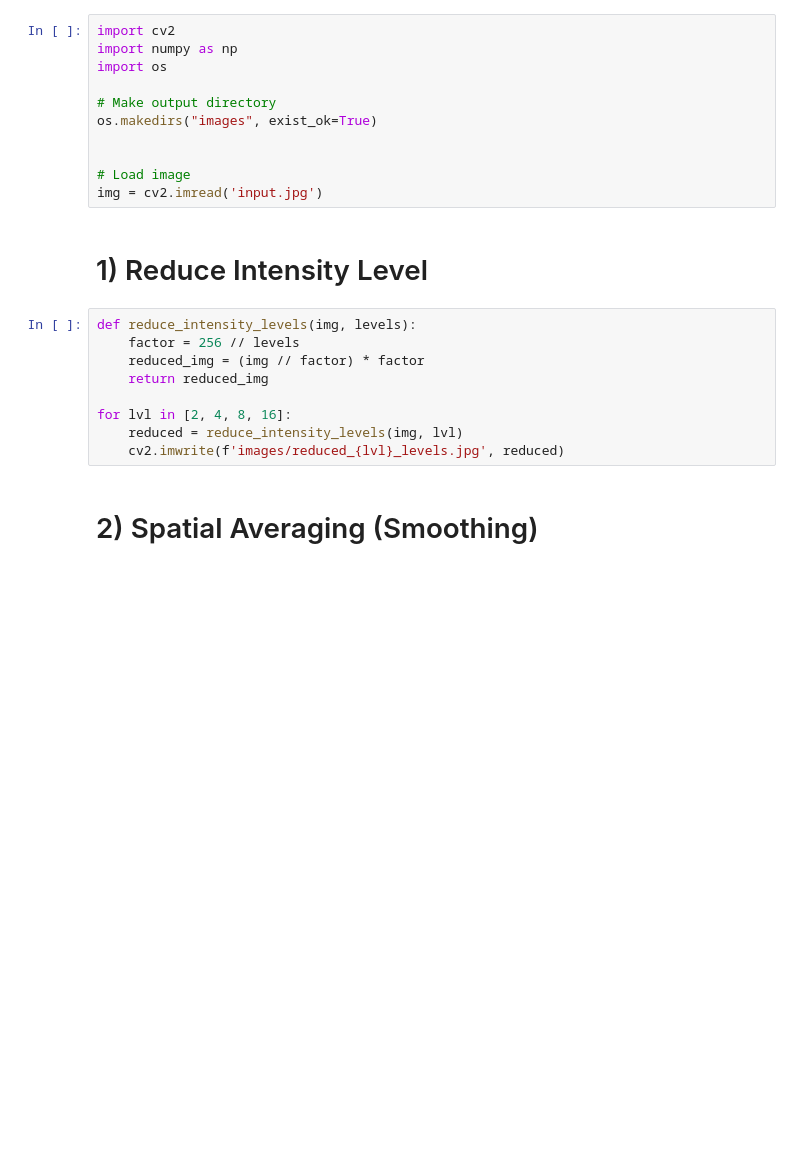
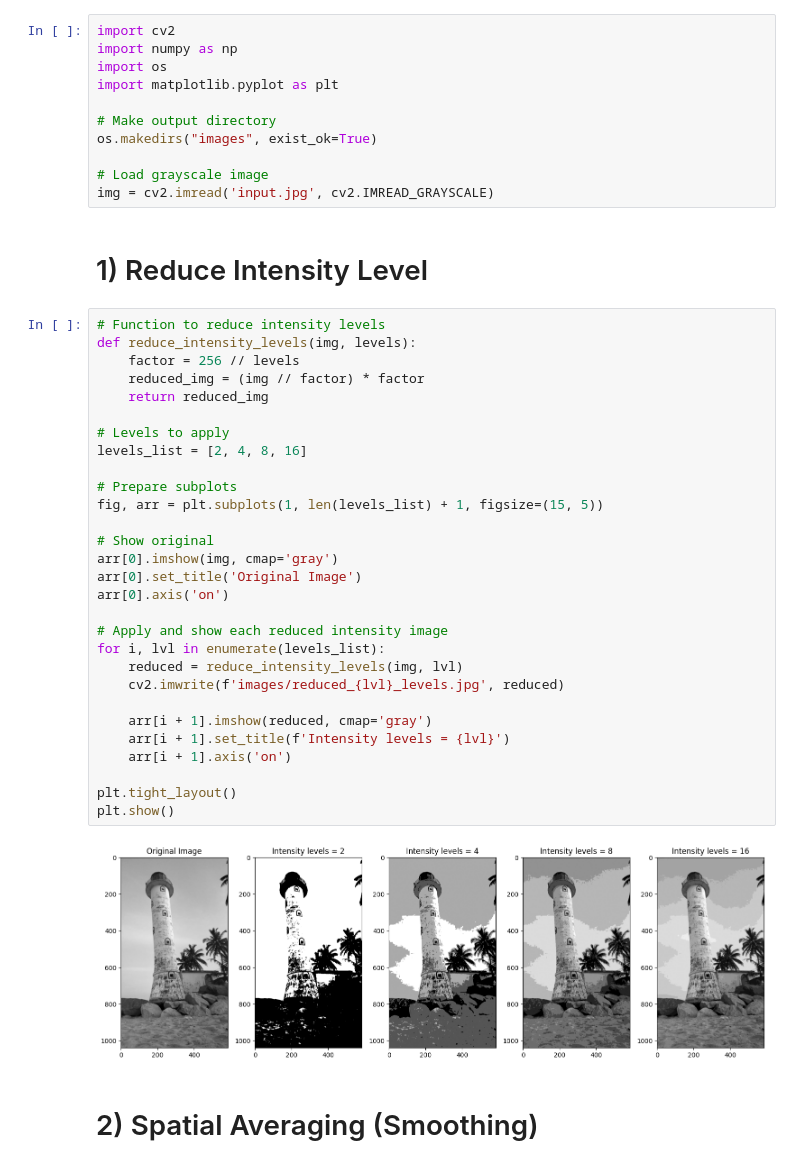
Before and after one commit to shahmi0519/Image-Processing-Assignment1, a Jupyter notebook: Assignment.ipynb, the cells around one changed output. Saved outputs shown, nothing was run; the diff lists cells and outputs as text; blank space fills up the shorter version.

```diff
--- a/Assignment.ipynb
+++ b/Assignment.ipynb
@@ -4,24 +4,46 @@
 import cv2
 import numpy as np
 import os
+import matplotlib.pyplot as plt
 
 # Make output directory
 os.makedirs("images", exist_ok=True)
 
-
-# Load image
-img = cv2.imread('input.jpg')
+# Load grayscale image
+img = cv2.imread('input.jpg', cv2.IMREAD_GRAYSCALE)
 # %% [markdown]
 # 1) Reduce Intensity Level
-# %%
-def reduce_intensity_levels(img, levels):
-    factor = 256 // levels
-    reduced_img = (img // factor) * factor
-    return reduced_img
-
-for lvl in [2, 4, 8, 16]:
-    reduced = reduce_intensity_levels(img, lvl)
-    cv2.imwrite(f'images/reduced_{lvl}_levels.jpg', reduced)
+# %%
+# Function to reduce intensity levels
+def reduce_intensity_levels(img, levels):
+    factor = 256 // levels
+    reduced_img = (img // factor) * factor
+    return reduced_img
+
+# Levels to apply
+levels_list = [2, 4, 8, 16]
+
+# Prepare subplots
+fig, arr = plt.subplots(1, len(levels_list) + 1, figsize=(15, 5))
+
+# Show original
+arr[0].imshow(img, cmap='gray')
+arr[0].set_title('Original Image')
+arr[0].axis('on')
+
+# Apply and show each reduced intensity image
+for i, lvl in enumerate(levels_list):
+    reduced = reduce_intensity_levels(img, lvl)
+    cv2.imwrite(f'images/reduced_{lvl}_levels.jpg', reduced)
+
+    arr[i + 1].imshow(reduced, cmap='gray')
+    arr[i + 1].set_title(f'Intensity levels = {lvl}')
+    arr[i + 1].axis('on')
+
+plt.tight_layout()
+plt.show()
+# %% [output]
+[figure, added]
 # %% [markdown]
 # 2) Spatial Averaging (Smoothing)
 # %%
```
Also changed, not shown: parts of 3 cells of this notebook.
